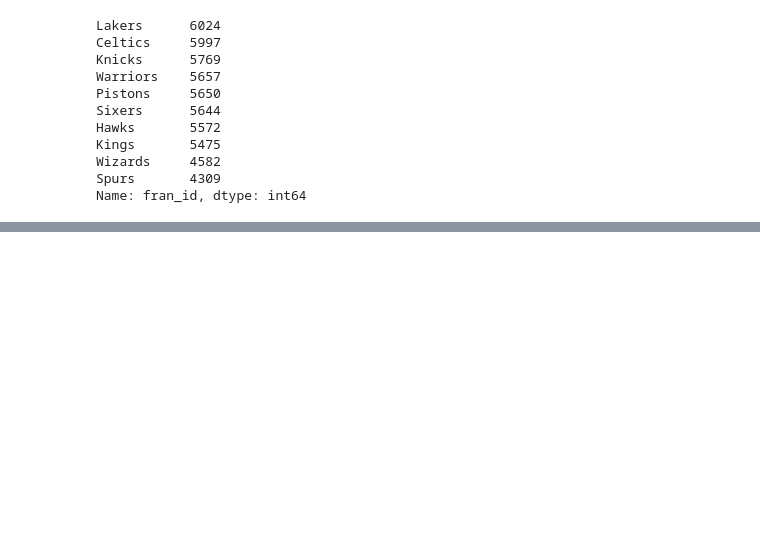
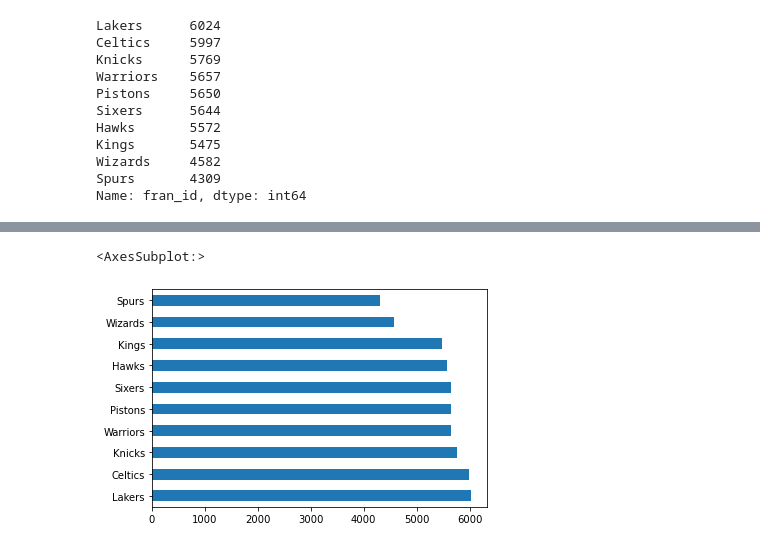
Before and after one commit to RositaNJ/H8_3, a Jupyter notebook: Sesi_5.ipynb, the cells around one changed output, grey strips where cells are left out. Cells and saved outputs as stored; diff of their text form; code cells hidden in the pictures; blank space fills up the shorter version.

```diff
--- a/Sesi_5.ipynb
+++ b/Sesi_5.ipynb
@@ -1038,0 +1063,5 @@ Name: fran_id, dtype: int64
+# %%
+nba["fran_id"].value_counts().head(10).plot(kind="barh")
+# %% [output]
+<AxesSubplot:>
+[figure, added]
```
Also changed, not shown: parts of 4 cells of this notebook.
